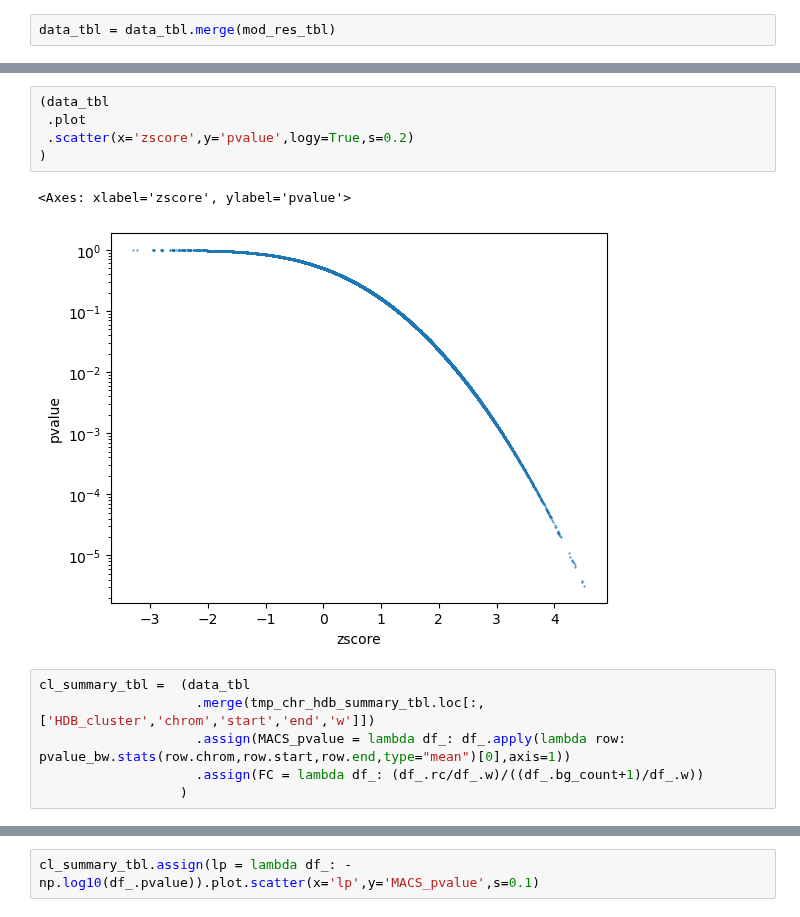
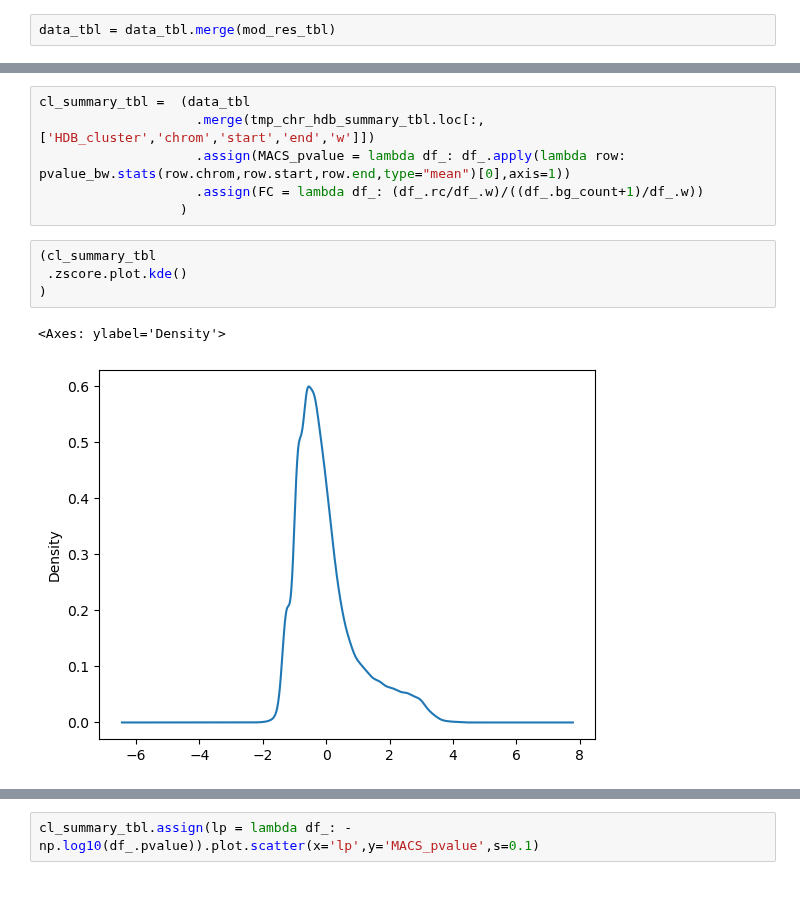
Before and after one commit to princeps091-binf/TFHclust, a Jupyter notebook: scripts/explore_pysam.ipynb, the cells around one changed output, grey strips where cells are left out. Saved outputs shown, nothing was run; the diff lists cells and outputs as text; blank space fills up the shorter version.

```diff
--- a/scripts/explore_pysam.ipynb
+++ b/scripts/explore_pysam.ipynb
@@ -228,14 +167,13 @@ data_tbl.head()
-# %%
-(data_tbl
- .plot
- .scatter(x='zscore',y='pvalue',logy=True,s=0.2)
-)
-# %% [output]
-<Axes: xlabel='zscore', ylabel='pvalue'>
-[figure, removed]
 # %%
 cl_summary_tbl =  (data_tbl
                     .merge(tmp_chr_hdb_summary_tbl.loc[:,['HDB_cluster','chrom','start','end','w']])
                     .assign(MACS_pvalue = lambda df_: df_.apply(lambda row: pvalue_bw.stats(row.chrom,row.start,row.end,type="mean")[0],axis=1))
                     .assign(FC = lambda df_: (df_.rc/df_.w)/((df_.bg_count+1)/df_.w))
                   )
+# %%
+(cl_summary_tbl
+ .zscore.plot.kde()
+)
+# %% [output]
+<Axes: ylabel='Density'>
+[figure, added]
```
Also changed, not shown: parts of 25 cells of this notebook, 1 other file.
